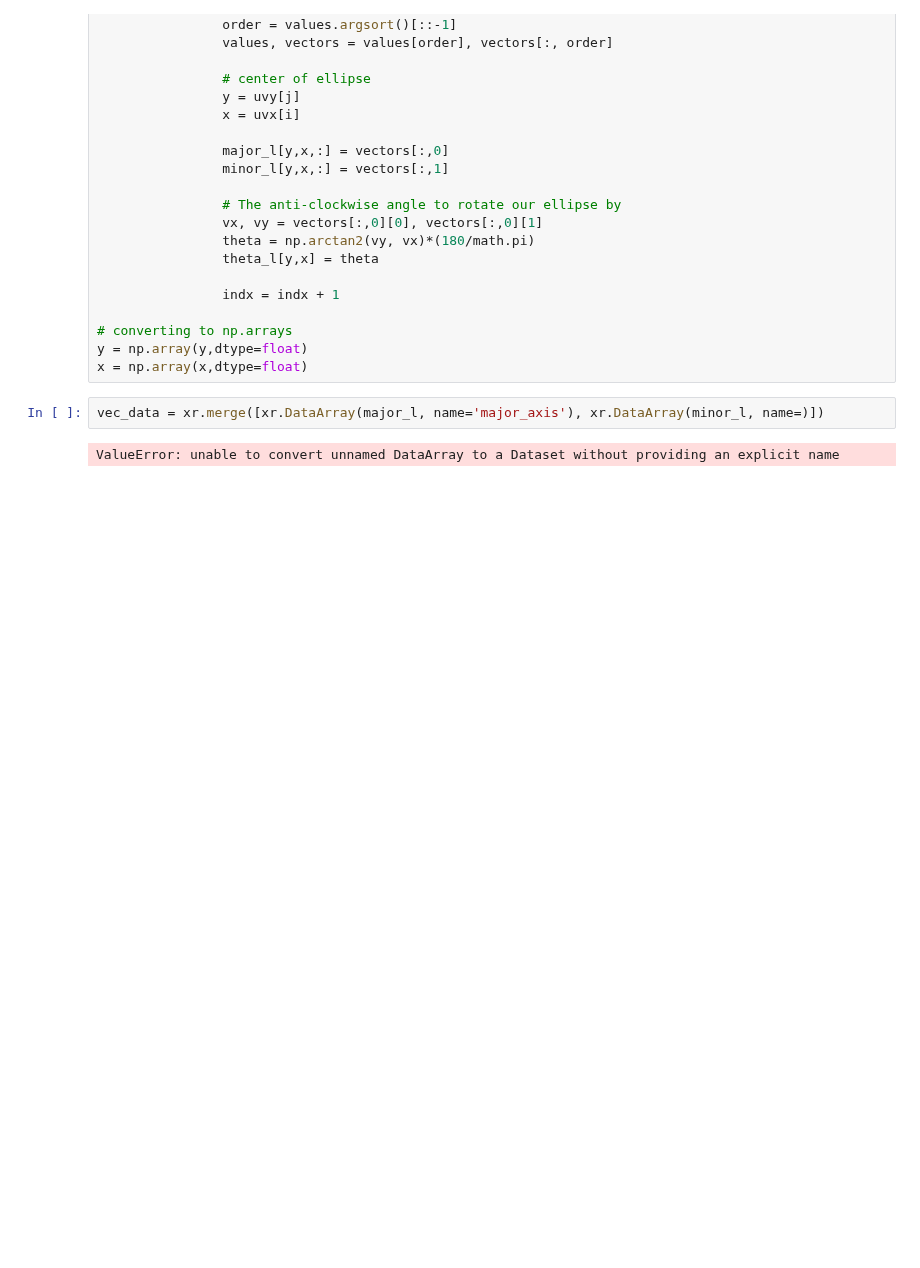
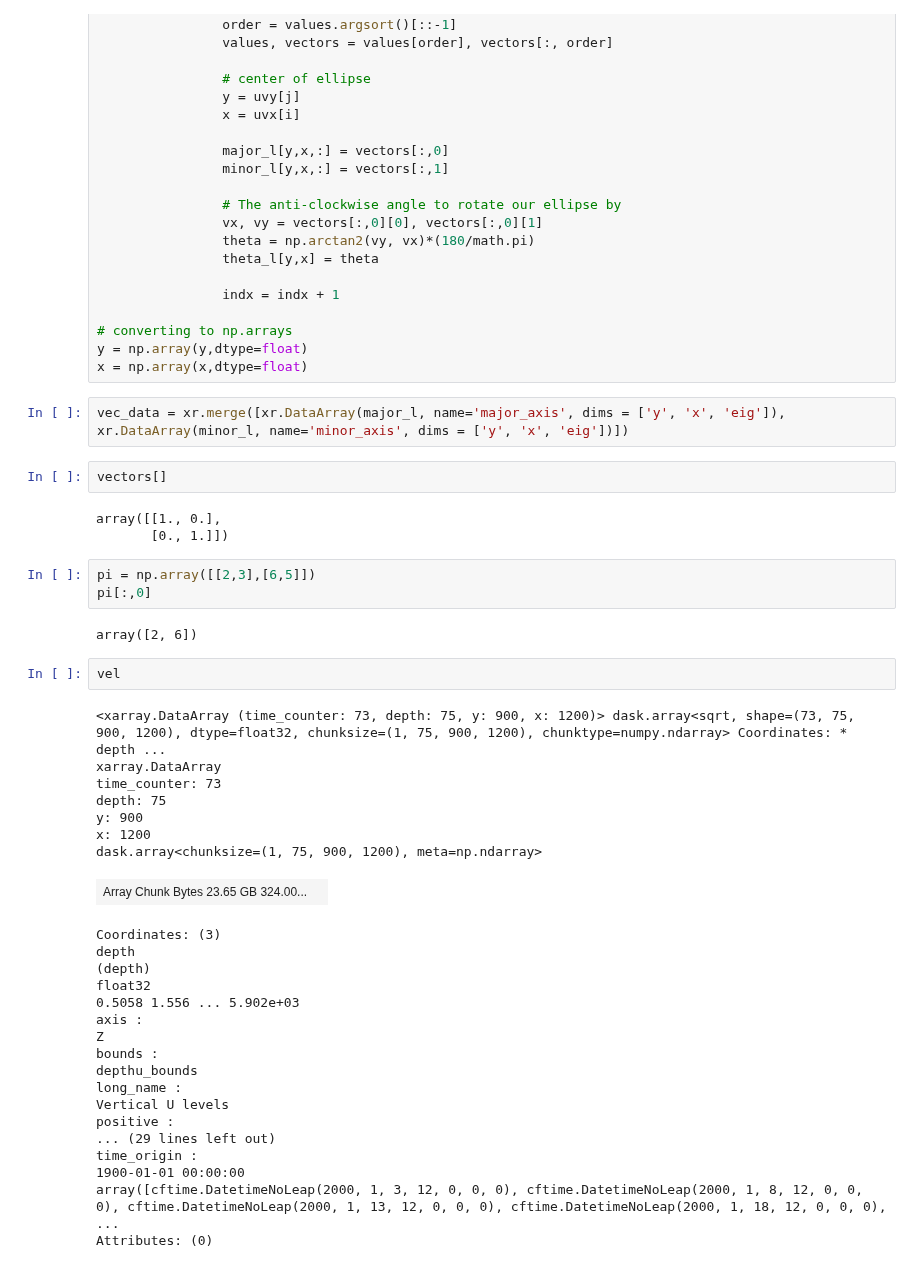
Before and after one commit to kaje2301/Master_2022, a Jupyter notebook: PC_bottom_ellipse.ipynb, the cells around one changed output. Drawn from its saved outputs; the diff is of its cells as text; blank space fills up the shorter version.

```diff
--- a/PC_bottom_ellipse.ipynb
+++ b/PC_bottom_ellipse.ipynb
@@ -266,6 +266,42 @@ for i in i_list:
 y = np.array(y,dtype=float)
 x = np.array(x,dtype=float)
 # %%
-vec_data = xr.merge([xr.DataArray(major_l, name='major_axis'), xr.DataArray(minor_l, name=)])
+vec_data = xr.merge([xr.DataArray(major_l, name='major_axis', dims = ['y', 'x', 'eig']), xr.DataArray(minor_l, name='minor_axis', dims = ['y', 'x', 'eig'])])
-# %% [output]
-ValueError: unable to convert unnamed DataArray to a Dataset without providing an explicit name
+# %%
+vectors[]
+# %% [output]
+array([[1., 0.],
+       [0., 1.]])
+# %%
+pi = np.array([[2,3],[6,5]])
+pi[:,0]
+# %% [output]
+array([2, 6])
+# %%
+vel
+# %% [output]
+<xarray.DataArray (time_counter: 73, depth: 75, y: 900, x: 1200)> dask.array<sqrt, shape=(73, 75, 900, 1200), dtype=float32, chunksize=(1, 75, 900, 1200), chunktype=numpy.ndarray> Coordinates: * depth ...
+xarray.DataArray
+time_counter: 73
+depth: 75
+y: 900
+x: 1200
+dask.array<chunksize=(1, 75, 900, 1200), meta=np.ndarray>
+| Array Chunk Bytes 23.65 GB 324.00... |  |
+Coordinates: (3)
+depth
+(depth)
+float32
+0.5058 1.556 ... 5.902e+03
+axis :
+Z
+bounds :
+depthu_bounds
+long_name :
+Vertical U levels
+positive :
+... (29 lines left out)
+time_origin :
+1900-01-01 00:00:00
+array([cftime.DatetimeNoLeap(2000, 1, 3, 12, 0, 0, 0), cftime.DatetimeNoLeap(2000, 1, 8, 12, 0, 0, 0), cftime.DatetimeNoLeap(2000, 1, 13, 12, 0, 0, 0), cftime.DatetimeNoLeap(2000, 1, 18, 12, 0, 0, 0), ...
+Attributes: (0)
```
Also changed, not shown: 2 other files.
